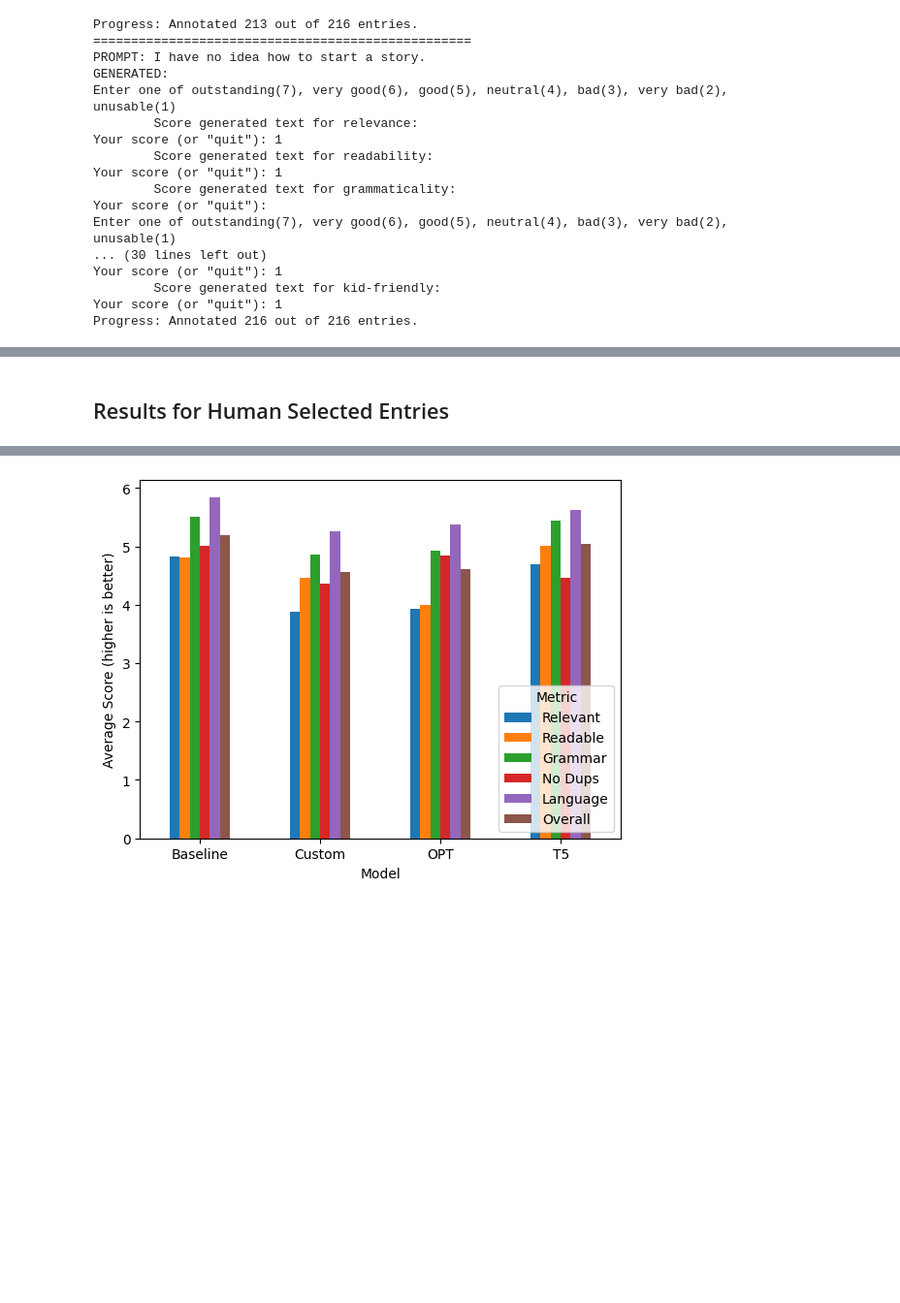
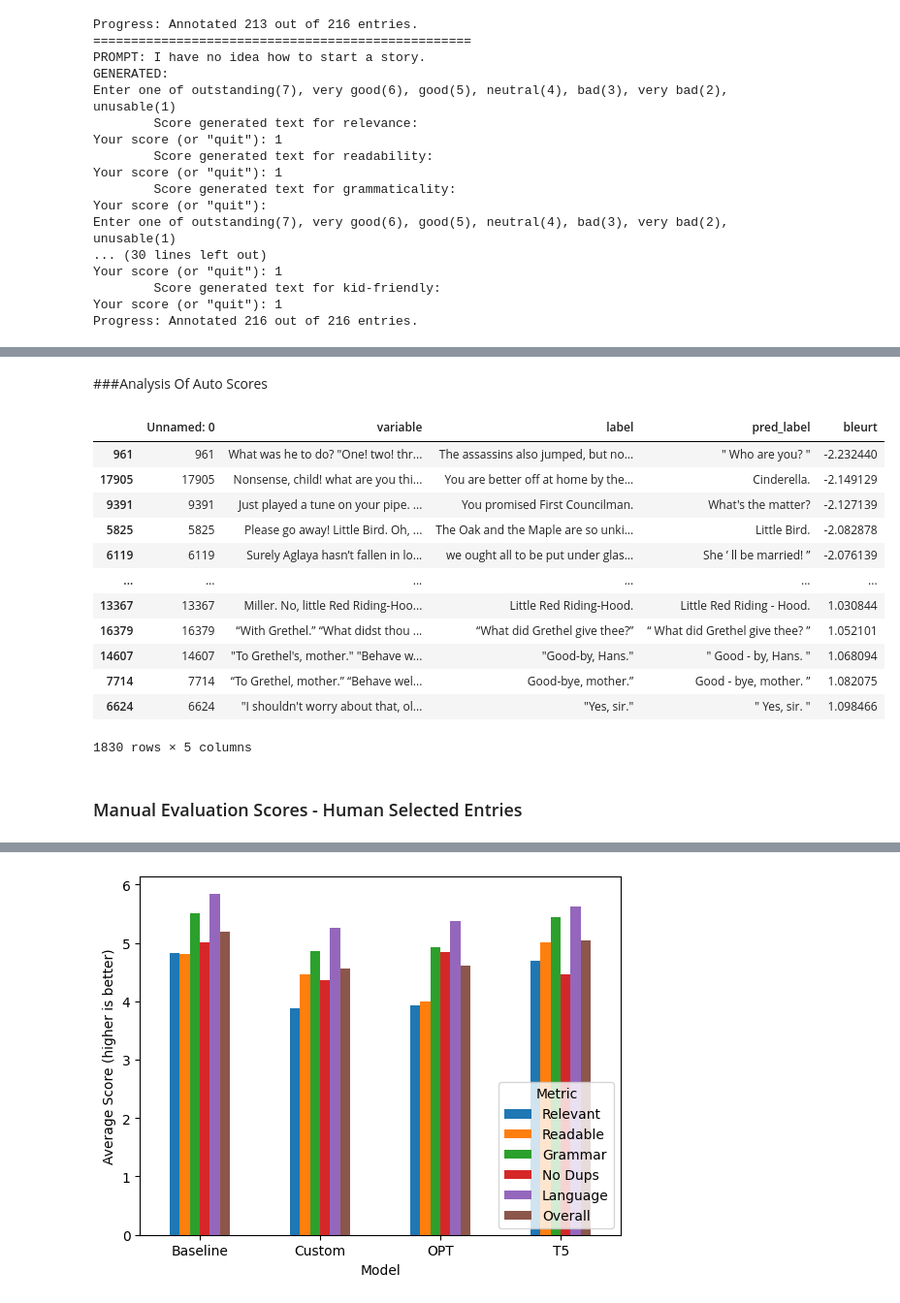
Before and after one commit to ram-senth/datasci-w266-2023-spring-team-story-bot, a Jupyter notebook: annotation.ipynb, the cells around one changed output, grey strips where cells are left out. Shown at 97% size. Cells and saved outputs as stored; diff of their text form; code cells hidden in the pictures; blank space fills up the shorter version.

```diff
--- a/annotation.ipynb
+++ b/annotation.ipynb
@@ -634,7 +649,41 @@ display_auto_scores()
 | OPT | 0.0091 | -0.9241 | 0.1403 | 0.0153 | 0.1036 | 0.1036 |
 | T5 | 0.0131 | -1.0888 | 0.1308 | 0.0204 | 0.1099 | 0.1100 |
+# %% [markdown]
+###Analysis Of Auto Scores
+# %%
+def load_b2b_auto_scores():
+  file = '{}bert2bert-s3-fintuned.csv'.format(GDRIVE_BASE)
+  min_len = 10
+  max_len = 120
+  df = pd.read_csv(file).sort_values(['bleurt'])
+  df.to_csv('{}bert2bert-s3-finetuned_sorted.csv'.format(GDRIVE_BASE), index=None)
+  df = df[(
+      (df.variable.str.len() > min_len) &
+      (df.variable.str.len() < max_len) &
+      (df.label.str.len() > min_len) &
+      (df.label.str.len() < max_len) &
+      (df.pred_label.str.len() > min_len) &
+      (df.pred_label.str.len() < max_len)
+    )]
+  return df
+
+load_b2b_auto_scores()
+# %% [output]
+|  | Unnamed: 0 | variable | label | pred_label | bleurt |
+| 961 | 961 | What was he to do? "One! two! thr... | The assassins also jumped, but no... | " Who are you? " | -2.232440 |
+| 17905 | 17905 | Nonsense, child! what are you thi... | You are better off at home by the... | Cinderella. | -2.149129 |
+| 9391 | 9391 | Just played a tune on your pipe. ... | You promised First Councilman. | What's the matter? | -2.127139 |
+| 5825 | 5825 | Please go away! Little Bird. Oh, ... | The Oak and the Maple are so unki... | Little Bird. | -2.082878 |
+| 6119 | 6119 | Surely Aglaya hasn’t fallen in lo... | we ought all to be put under glas... | She ’ ll be married! ” | -2.076139 |
+| ... | ... | ... | ... | ... | ... |
+| 13367 | 13367 | Miller. No, little Red Riding-Hoo... | Little Red Riding-Hood. | Little Red Riding - Hood. | 1.030844 |
+| 16379 | 16379 | “With Grethel.” “What didst thou ... | “What did Grethel give thee?” | “ What did Grethel give thee? ” | 1.052101 |
+| 14607 | 14607 | "To Grethel's, mother." "Behave w... | "Good-by, Hans." | " Good - by, Hans. " | 1.068094 |
+| 7714 | 7714 | “To Grethel, mother.” “Behave wel... | Good-bye, mother.” | Good - bye, mother. ” | 1.082075 |
+| 6624 | 6624 | "I shouldn't worry about that, ol... | "Yes, sir." | " Yes, sir. " | 1.098466 |
+1830 rows × 5 columns
 # %% [markdown]
-## Results for Human Selected Entries
+### Manual Evaluation Scores - Human Selected Entries
 # %%
 display_k_alpha(True)
 # %% [output]
```
Also changed, not shown: parts of 19 cells of this notebook.
